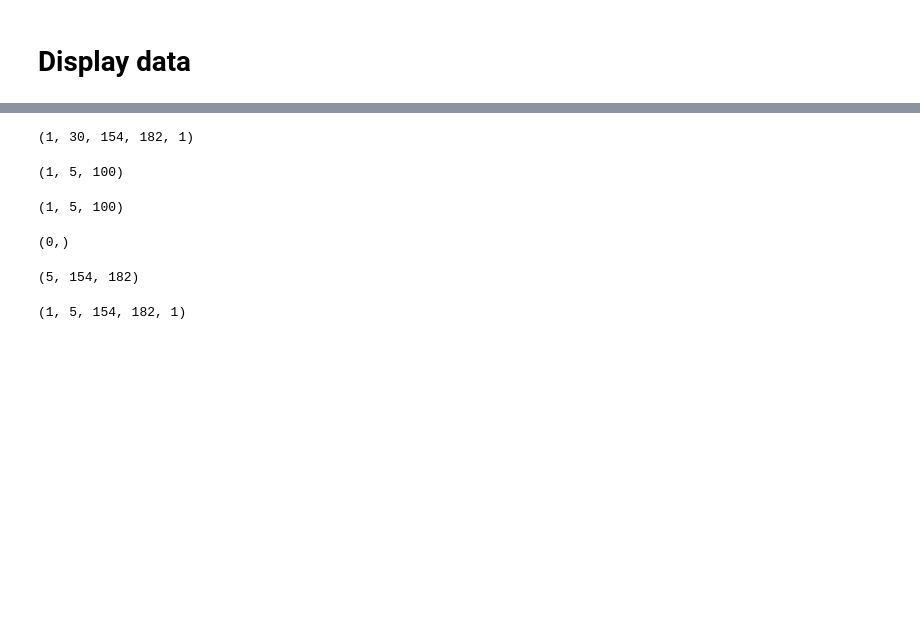
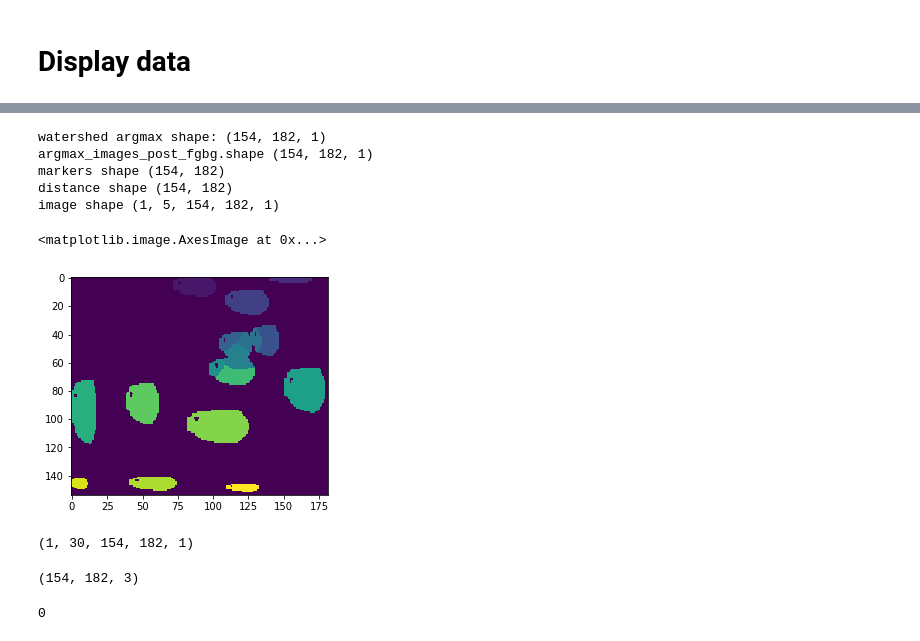
Before and after one commit to rikuturkki/deepcell-tf, a Jupyter notebook: deepcell/notebooks/train_temporal_models-mobilenetv2.ipynb, the cells around one changed output, grey strips where cells are left out. Cells and saved outputs as stored; diff of their text form; code cells hidden in the pictures; blank space fills up the shorter version.

```diff
--- a/deepcell/notebooks/train_temporal_models-mobilenetv2.ipynb
+++ b/deepcell/notebooks/train_temporal_models-mobilenetv2.ipynb
@@ -541 +654,39 @@ plt.imshow(draw_list[2])
+# %%
+
+argmax_images = np.argmax(temp, axis=-1)
+argmax_images = np.expand_dims(argmax_images, axis=-1)
+
+print('watershed argmax shape:', argmax_images.shape)
+
+# threshold the foreground/background
+# and remove background from watershed transform
+threshold = 0.5
+fg_thresh = temp[..., 2] > threshold
+
+fg_thresh = np.expand_dims(fg_thresh.astype('int16'), axis=-1)
+argmax_images_post_fgbg = argmax_images * fg_thresh
+print("argmax_images_post_fgbg.shape", argmax_images_post_fgbg.shape)
+
+labels = fg_thresh[..., 0]
+distance = argmax_images_post_fgbg[..., 0]
+
+local_maxi = peak_local_max(temp[...,-1], min_distance=15,
+                            exclude_border=False, indices=False, labels=labels)
+
+markers = label(local_maxi)
+print("markers shape", markers.shape)
+print("distance shape", distance.shape)
+print("image shape", image.shape)
+watershed_images = watershed(-distance, markers, mask=labels)
+# %% [output]
+watershed argmax shape: (154, 182, 1)
+argmax_images_post_fgbg.shape (154, 182, 1)
+markers shape (154, 182)
+distance shape (154, 182)
+image shape (1, 5, 154, 182, 1)
+# %%
+plt.imshow(watershed_images)
+# %% [output]
+<matplotlib.image.AxesImage at 0x...>
+[figure, added]
 # %%
@@ -543,22 +694,10 @@ X_test_temp.shape
 # %% [output]
 (1, 30, 154, 182, 1)
-# %%
-scores.shape
-# %% [output]
-(1, 5, 100)
-# %%
-labels.shape
-# %% [output]
-(1, 5, 100)
-# %%
-selection.shape
-# %% [output]
-(0,)
-# %%
-gt_mask.shape
-# %% [output]
-(5, 154, 182)
-# %%
-image.shape
-# %% [output]
-(1, 5, 154, 182, 1)
+# %%
+draw_list[0].shape
+# %% [output]
+(154, 182, 3)
+# %%
+index
+# %% [output]
+0
```
Also changed, not shown: parts of 9 cells of this notebook, 4 other files.
